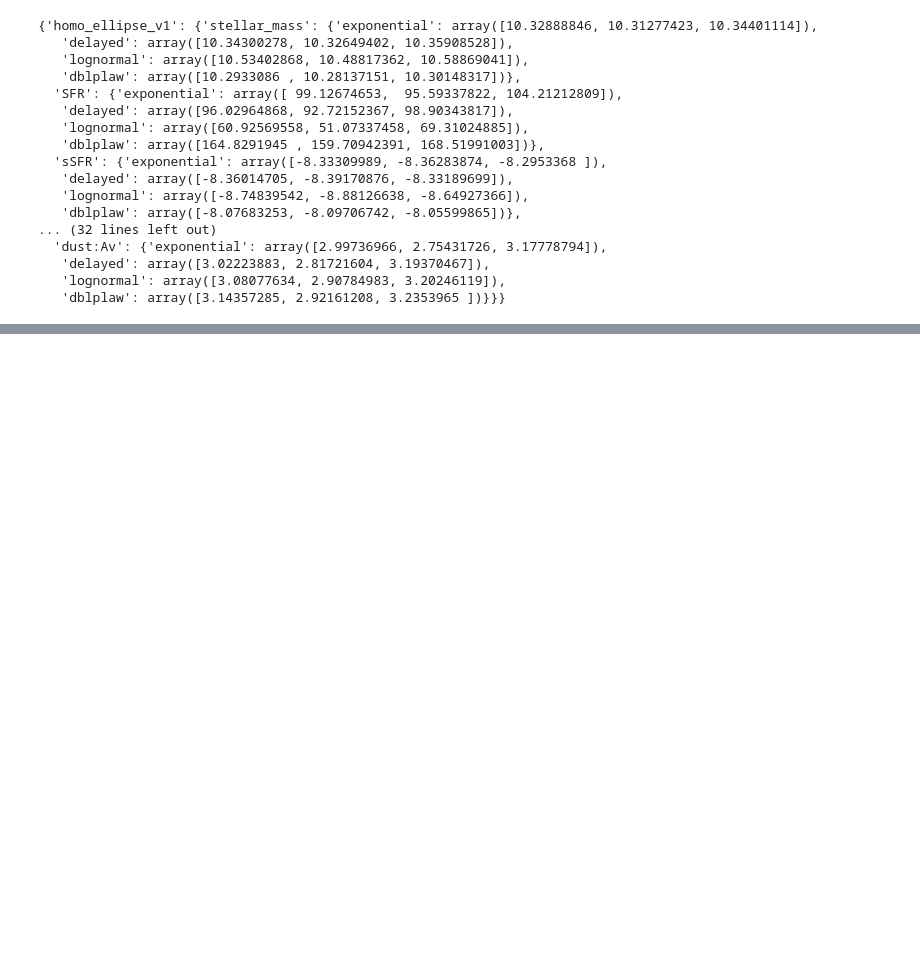
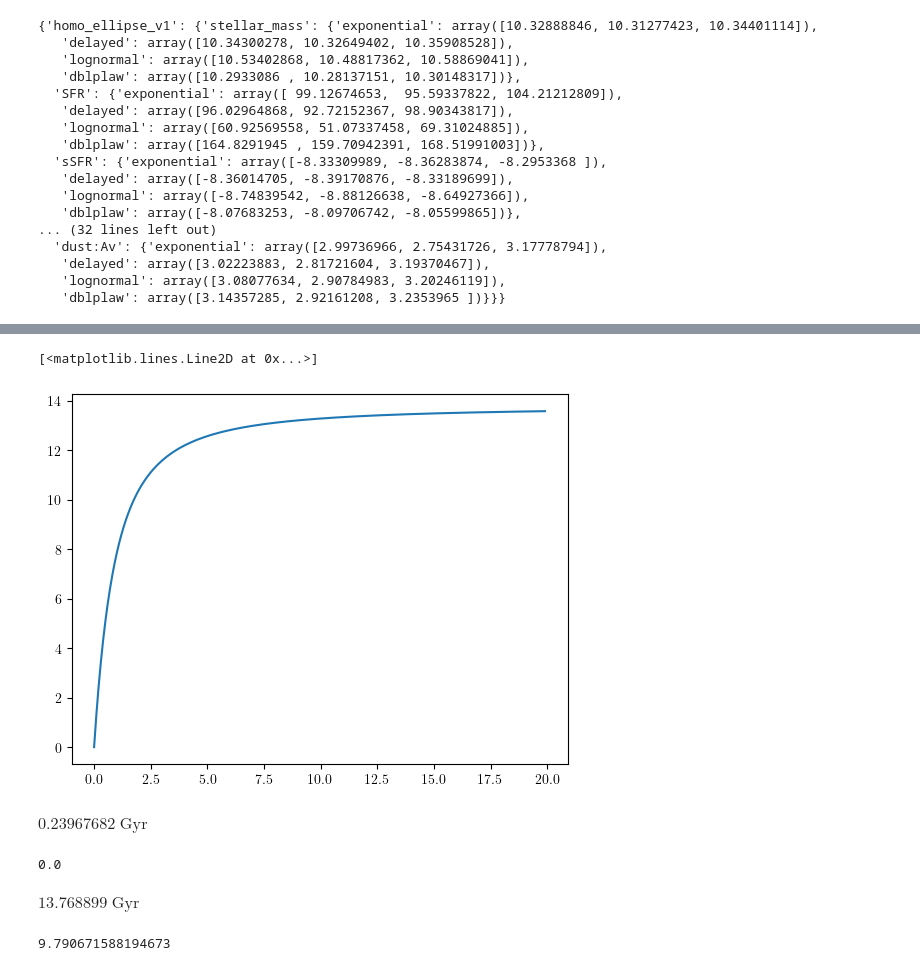
Before and after one commit to SunnySco/giant-nebula, a Jupyter notebook: OII_emitter/SED_fitting/code/SED_fitting_Prospector.ipynb, the cells around one changed output, grey strips where cells are left out. Cells and saved outputs as stored; diff of their text form; code cells hidden in the pictures; blank space fills up the shorter version.

```diff
--- a/OII_emitter/SED_fitting/code/SED_fitting_Prospector.ipynb
+++ b/OII_emitter/SED_fitting/code/SED_fitting_Prospector.ipynb
@@ -439,0 +625,25 @@ pipes_results
+# %%
+zs = np.arange(0, 20, 0.1)
+Gyrs = cosmo.lookback_time(zs).value
+plt.plot(zs, Gyrs)
+# %% [output]
+[<matplotlib.lines.Line2D at 0x...>]
+[figure, added]
+# %%
+import astropy.units as u
+(10**8.37962604*u.yr).to(u.Gyr)
+# %% [output]
+$0.23967682 \; \mathrm{Gyr}$
+# %%
+np.log10(1)
+# %% [output]
+0.0
+# %%
+cosmo.lookback_time(100000)
+# %% [output]
+$13.768899 \; \mathrm{Gyr}$
+# %%
+np.log10(cosmo.lookback_time(0.924).value*1e9)-np.log10(13.7*1e9)
+np.log10(-(cosmo.lookback_time(0.924).value*1e9-13.7*1e9))
+# %% [output]
+9.790671588194673
```
Also changed, not shown: parts of 41 cells of this notebook, 8 other files.
